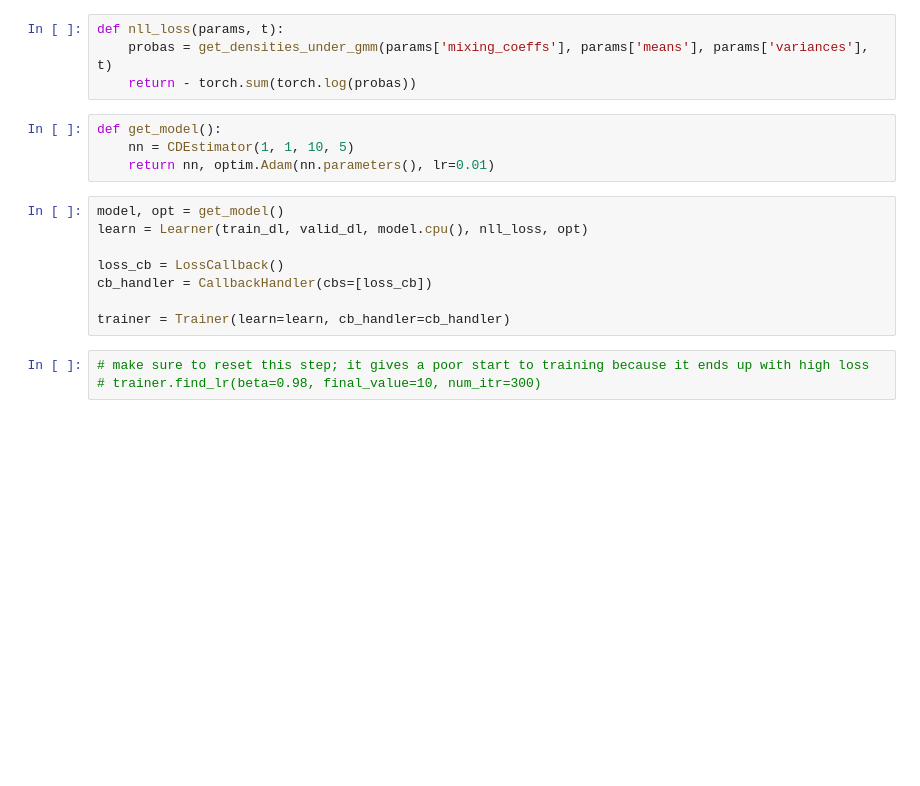
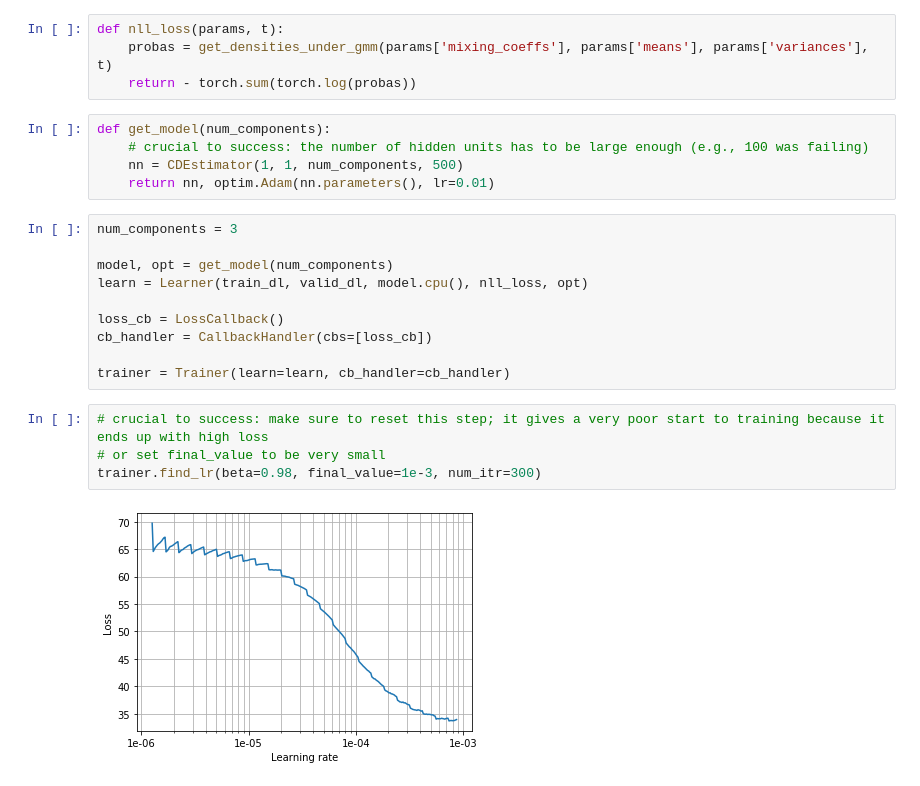
Before and after one commit to zhihanyang2022/bishop1995_notes, a Jupyter notebook: c6_error_functions/parameterized_conditional_density_estimator_demo.ipynb, the cells around one changed output. Cells and saved outputs as stored; diff of their text form; blank space fills up the shorter version.

```diff
--- a/c6_error_functions/parameterized_conditional_density_estimator_demo.ipynb
+++ b/c6_error_functions/parameterized_conditional_density_estimator_demo.ipynb
@@ -164,11 +178,14 @@ def nll_loss(params, t):
     probas = get_densities_under_gmm(params['mixing_coeffs'], params['means'], params['variances'], t)
     return - torch.sum(torch.log(probas))
 # %%
-def get_model():
-    nn = CDEstimator(1, 1, 10, 5)
+def get_model(num_components):
+    # crucial to success: the number of hidden units has to be large enough (e.g., 100 was failing)
+    nn = CDEstimator(1, 1, num_components, 500)
     return nn, optim.Adam(nn.parameters(), lr=0.01)
 # %%
-model, opt = get_model()
+num_components = 3
+
+model, opt = get_model(num_components)
 learn = Learner(train_dl, valid_dl, model.cpu(), nll_loss, opt)
 
 loss_cb = LossCallback()
@@ -176,5 +193,8 @@ cb_handler = CallbackHandler(cbs=[loss_cb])
 
 trainer = Trainer(learn=learn, cb_handler=cb_handler)
 # %%
-# make sure to reset this step; it gives a poor start to training because it ends up with high loss
-# trainer.find_lr(beta=0.98, final_value=10, num_itr=300)
+# crucial to success: make sure to reset this step; it gives a very poor start to training because it ends up with high loss
+# or set final_value to be very small
+trainer.find_lr(beta=0.98, final_value=1e-3, num_itr=300)
+# %% [output]
+[figure, added]
```
Also changed, not shown: parts of 23 cells of this notebook, 1 other file.
